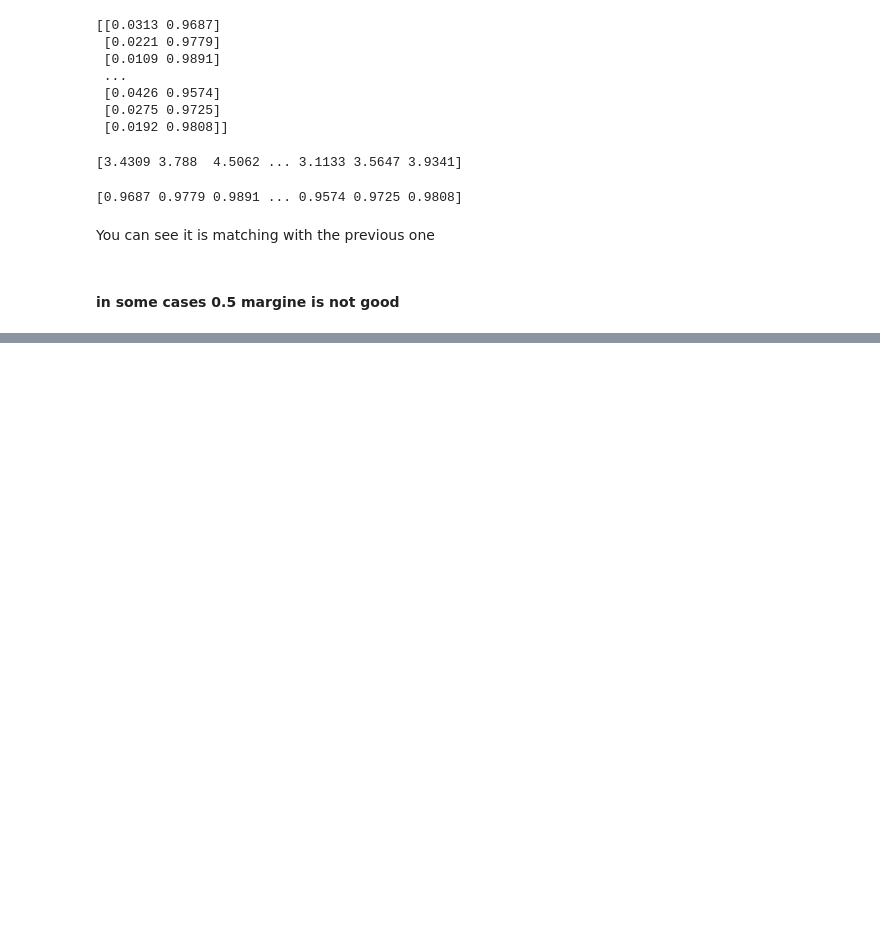
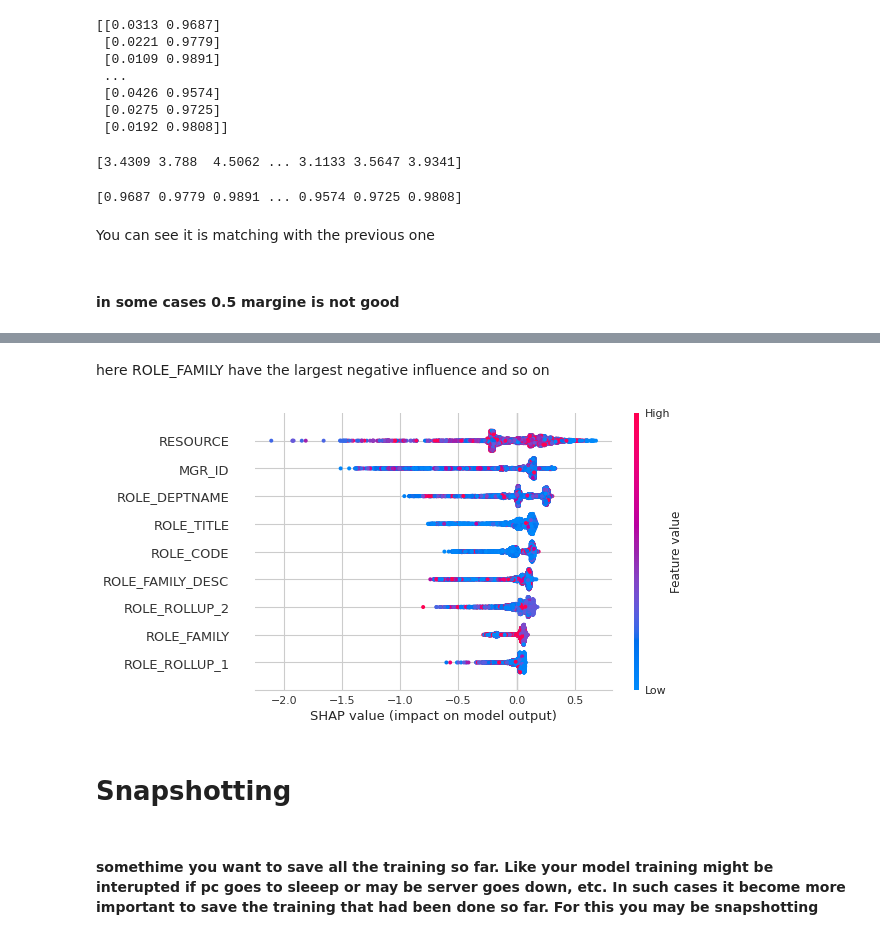
Before and after one commit to yash-meshram/Machine-Learning-Practice, a Jupyter notebook: catboost/Untitled.ipynb, the cells around one changed output, grey strips where cells are left out. Saved outputs shown, nothing was run; the diff lists cells and outputs as text; code cells hidden in the pictures; blank space fills up the shorter version.

```diff
--- a/catboost/Untitled.ipynb
+++ b/catboost/Untitled.ipynb
@@ -480,0 +625,8 @@ You can see it is matching with the previous one
+# %%
+shap_values = model.get_feature_importance(
+    val_pool,
+    'ShapValues'
+)
+expected_value = shap_values[0,-1]
+shap_values = shap_values[:, :-1]
+print(shap_values.shape)
@@ -480,0 +699,10 @@ You can see it is matching with the previous one
+# %% [markdown]
+here ROLE_FAMILY have the largest negative influence and so on
+# %%
+shap.summary_plot(shap_values, x_val)
+# %% [output]
+[figure, added]
+# %% [markdown]
+# Snapshotting
+# %% [markdown]
+#### somethime you want to save all the training so far. Like your model training might be interupted if pc goes to sleeep or may be server goes down, etc. In such cases it become more important to save the training that had been done so far. For this you may be snapshotting
```
Also changed, not shown: parts of 52 cells of this notebook, 39 other files.
